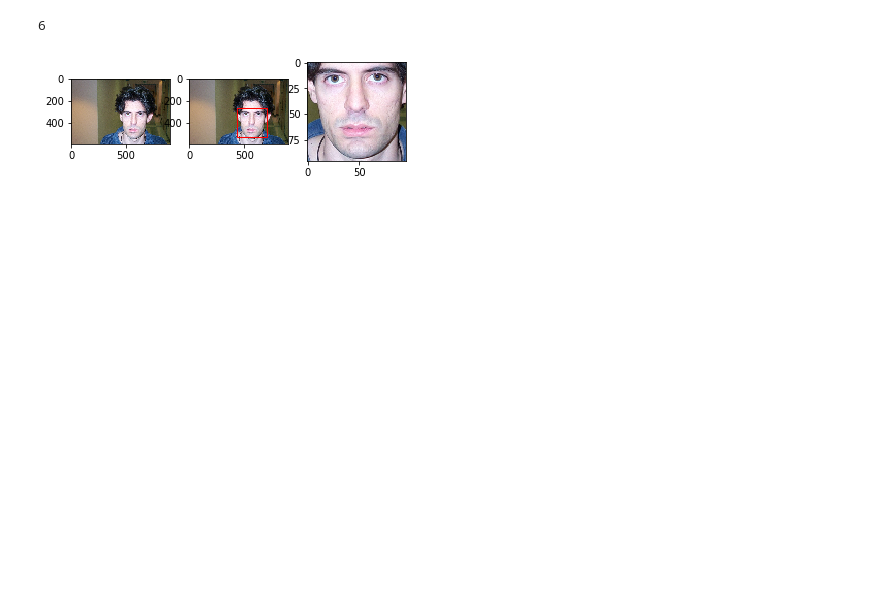
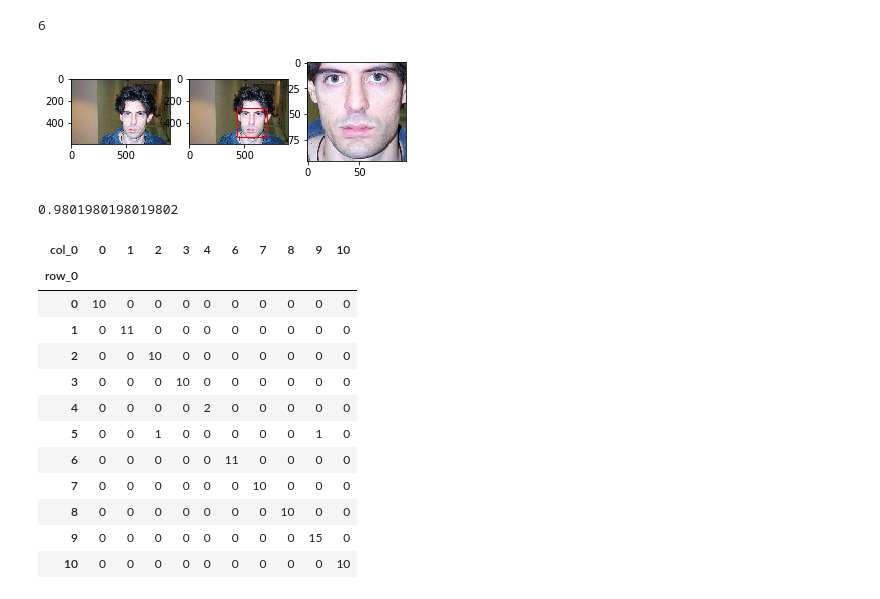
Before and after one commit to Asad-Raza/Course-Projects, a Jupyter notebook: Residency09/FACE_RECOGNITION.ipynb, the cells around one changed output. Cells and saved outputs as stored; diff of their text form; code cells hidden in the pictures; blank space fills up the shorter version.

```diff
--- a/Residency09/FACE_RECOGNITION.ipynb
+++ b/Residency09/FACE_RECOGNITION.ipynb
@@ -350,6 +343,7 @@ show_img(metadata[0].image_path())
 # %%
 def image_align(img_path):
   orig_img = load_image(img_path)
+  bb = alignment.getLargestFaceBoundingBox(orig_img)
   aligned_img = alignment.align(96, orig_img, bb, landmarkIndices=AlignDlib.OUTER_EYES_AND_NOSE)
   return aligned_img
 # %%
@@ -385,5 +379,8 @@ embeddings = np.zeros((metadata.shape[0], 128))
 for i, m in enumerate(metadata):
   aligned_img = image_align(m.image_path())
   # scale RGB values to interval [0,1]
-  img = (aligned_img / 255.).astype(np.float32)
-  embeddings[i] = nn4_small2.predict(np.expand_dims(img, axis=0))[0]
+  try:
+    img = (aligned_img / 255.).astype(np.float32)
+    embeddings[i] = nn4_small2.predict(np.expand_dims(img, axis=0))[0]
+  except:
+    print(f'Error occured at index = {i}, path = {m.image_path()}')
@@ -506,3 +512,25 @@ y[img_idx]
 show_img(metadata[img_idx].image_path())
 # %% [output]
 [figure]
+# %%
+clf.score(X_test, y_test)
+# %% [output]
+0.9801980198019802
+# %%
+import pandas as pd
+y_pred = clf.predict(X_test)
+pd.crosstab(y_test, y_pred)
+# %% [output]
+| col_0 | 0 | 1 | 2 | 3 | 4 | 6 | 7 | 8 | 9 | 10 |
+| row_0 |  |  |  |  |  |  |  |  |  |  |
+| 0 | 10 | 0 | 0 | 0 | 0 | 0 | 0 | 0 | 0 | 0 |
+| 1 | 0 | 11 | 0 | 0 | 0 | 0 | 0 | 0 | 0 | 0 |
+| 2 | 0 | 0 | 10 | 0 | 0 | 0 | 0 | 0 | 0 | 0 |
+| 3 | 0 | 0 | 0 | 10 | 0 | 0 | 0 | 0 | 0 | 0 |
+| 4 | 0 | 0 | 0 | 0 | 2 | 0 | 0 | 0 | 0 | 0 |
+| 5 | 0 | 0 | 1 | 0 | 0 | 0 | 0 | 0 | 1 | 0 |
+| 6 | 0 | 0 | 0 | 0 | 0 | 11 | 0 | 0 | 0 | 0 |
+| 7 | 0 | 0 | 0 | 0 | 0 | 0 | 10 | 0 | 0 | 0 |
+| 8 | 0 | 0 | 0 | 0 | 0 | 0 | 0 | 10 | 0 | 0 |
+| 9 | 0 | 0 | 0 | 0 | 0 | 0 | 0 | 0 | 15 | 0 |
+| 10 | 0 | 0 | 0 | 0 | 0 | 0 | 0 | 0 | 0 | 10 |
```
Also changed, not shown: parts of 5 cells of this notebook.
